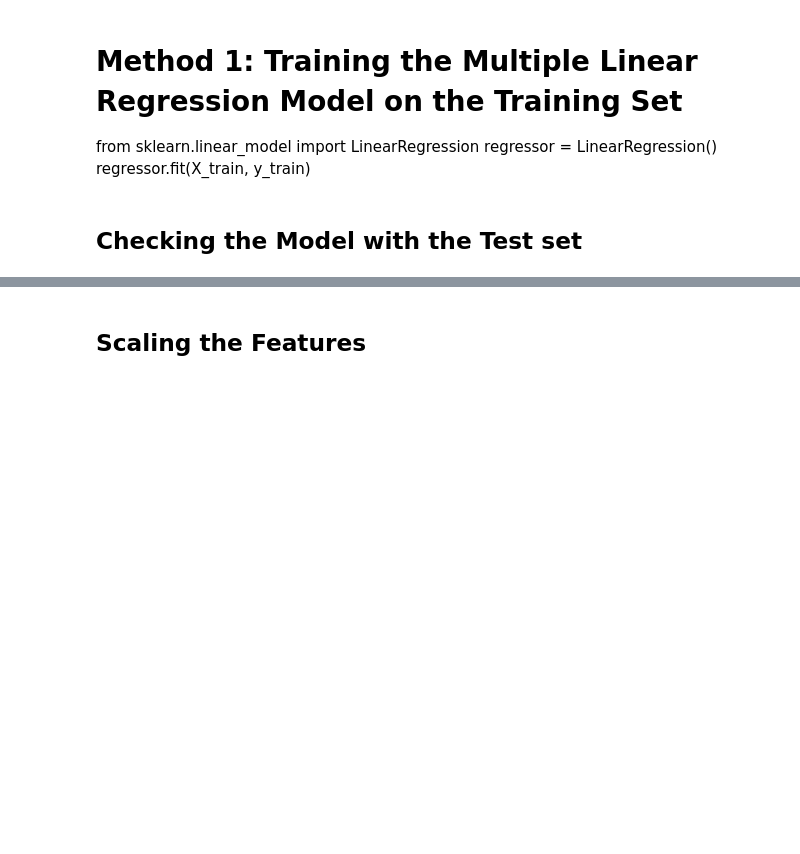
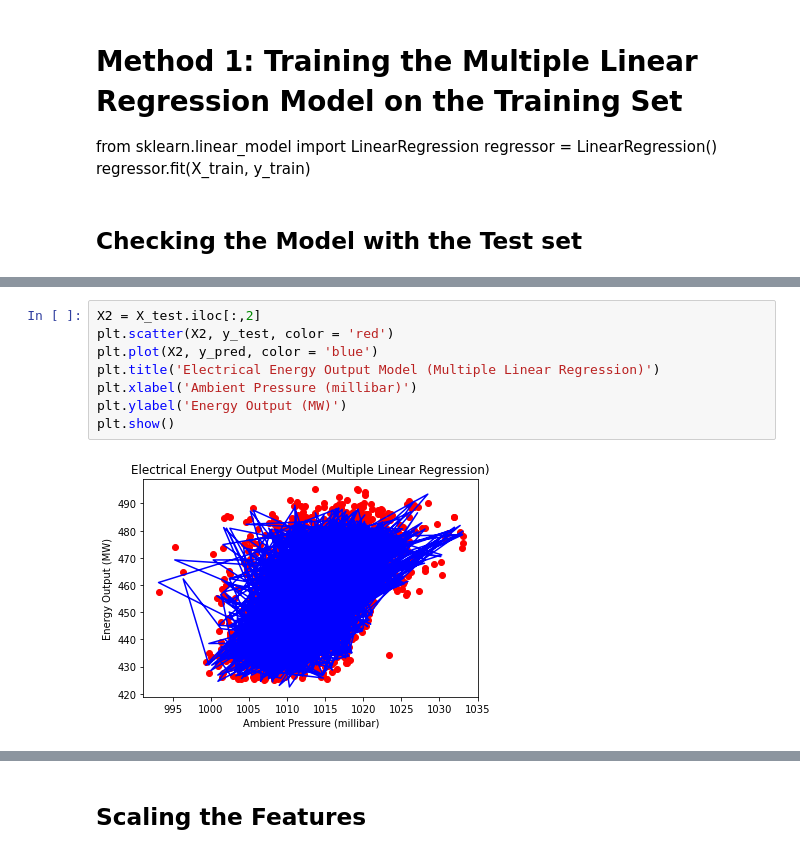
Before and after one commit to jtsang02/MANU-465, a Jupyter notebook: Assignments/Assignment1/Assignment1.ipynb, the cells around one changed output, grey strips where cells are left out. Saved outputs shown, nothing was run; the diff lists cells and outputs as text; blank space fills up the shorter version.

```diff
--- a/Assignments/Assignment1/Assignment1.ipynb
+++ b/Assignments/Assignment1/Assignment1.ipynb
@@ -110,0 +139,10 @@ pd.DataFrame([y_pred,y_test])
+# %%
+X2 = X_test.iloc[:,2]
+plt.scatter(X2, y_test, color = 'red')
+plt.plot(X2, y_pred, color = 'blue')
+plt.title('Electrical Energy Output Model (Multiple Linear Regression)')
+plt.xlabel('Ambient Pressure (millibar)')
+plt.ylabel('Energy Output (MW)')
+plt.show()
+# %% [output]
+[figure, added]
```
Also changed, not shown: parts of 22 cells of this notebook, 4 other files.
